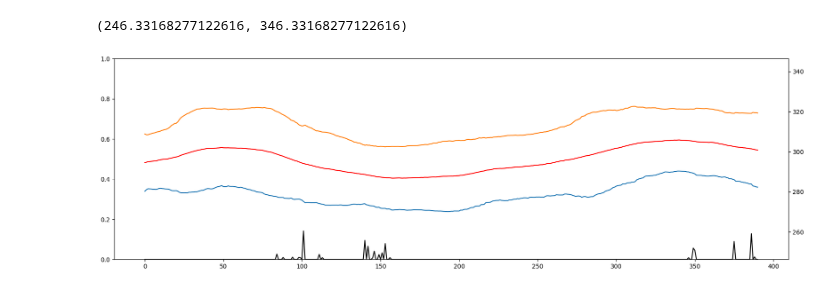
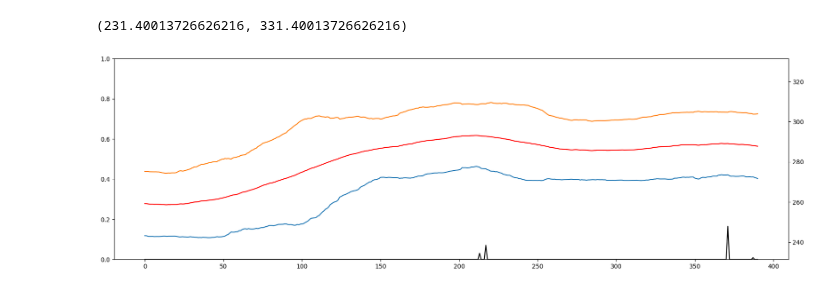
Before and after one commit to UoB-DSMP-2023-24/dsmp-2024-group-19, a Jupyter notebook: outlier_removal.ipynb, the cells around one changed output. Drawn from its saved outputs; the diff is of its cells as text; code cells hidden in the pictures.

```diff
--- a/outlier_removal.ipynb
+++ b/outlier_removal.ipynb
@@ -5,7 +5,7 @@ import matplotlib.pyplot as plt
 
 tapes = get_all_tapes()
 # %%
-data = tapes[1]
+data = tapes[0]
 
 # look at 60 minutes data, 1 second steps
 
@@ -19,8 +19,8 @@ t_start = 0
 start_time = 0
 end_index = len(data)
 z = 1.96 # 1.96 is 95% of the data
-z = 2.807
-z = 3.29
+z = 2.807 # 99%
+z = 3.29 # 99.9%
 
 outside = []
 while True:
@@ -48,33 +48,32 @@ while True:
         local_end += 1
 
     future_data = np.array(future_data)
 
     n_above = len(np.where(future_data > w_ask)[0])
     n_below = len(np.where(future_data < w_bid)[0])
     outside.append((n_above + n_below) / len(future_data))
     #plt.title(f"Above:{len(np.where(future_data > w_ask)[0])},Below:{len(np.where(future_data < w_bid)[0])},total:{len(future_data)}")
     #plt.hist(future_data, bins = 40)
     #plt.axvline(w_ask)
     #plt.axvline(w_bid)
     #plt.show()
 
-
     start_time += 60
     while data[t_start, 0] < start_time:
         t_start += 1
 
     end_time += dt
     if end_time >= 8.5*60*60:
         break
 
 plt.figure(figsize=(20,6))
 plt.plot(outside, 'black')
 plt.ylim(0,1)
 plt.twinx()
 plt.plot(means, 'r')
 plt.plot(w_bids)
 plt.plot(w_asks)
 plt.ylim(np.mean(means) - 50,np.mean(means) + 50)
 # %% [output]
-(246.33168277122616, 346.33168277122616)
+(231.40013726626216, 331.40013726626216)
-[figure, old version]
+[figure, new version]
```
Also changed, not shown: 3 other files.
